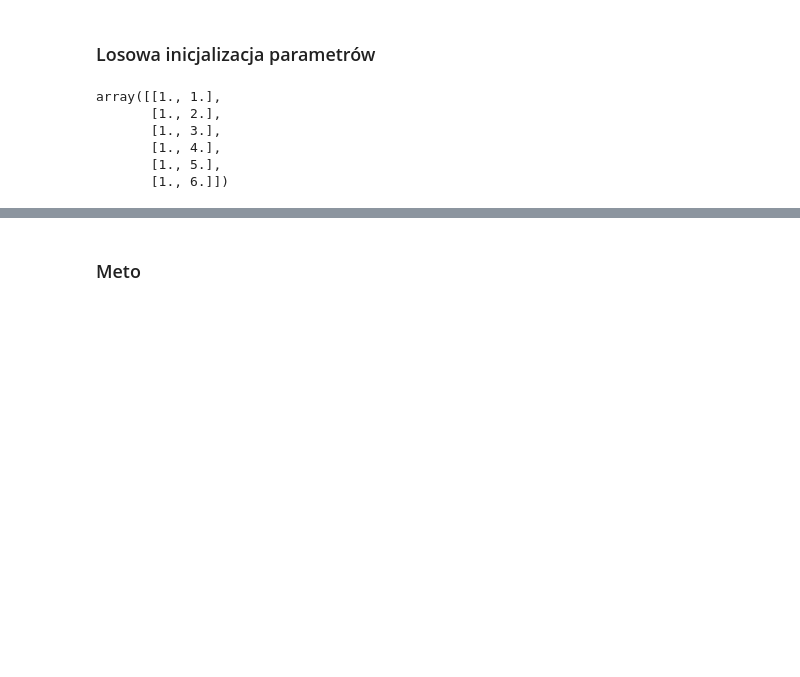
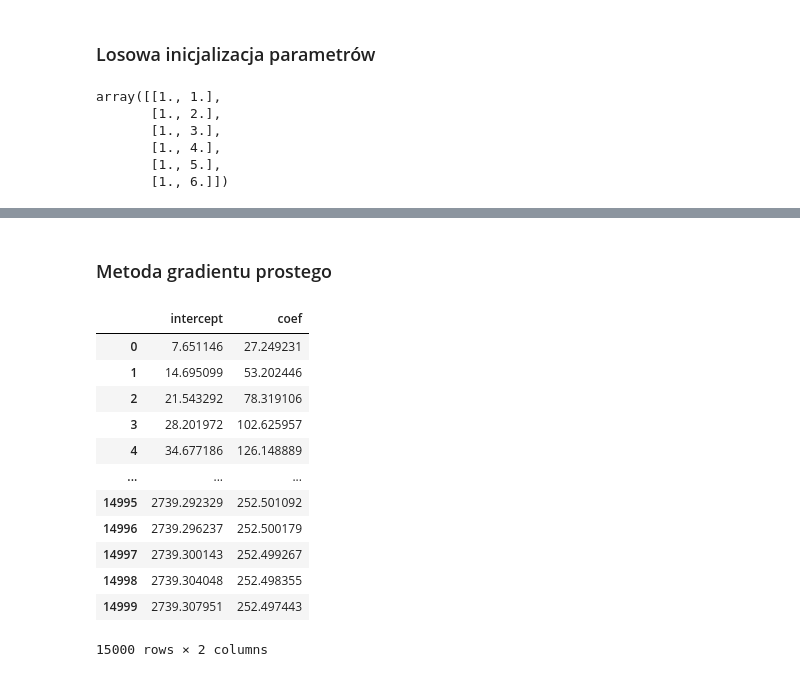
Before and after one commit to tomasz450/Uczenie-maszynowe-w-Python-25-11-24, a Jupyter notebook: 2.Regresja liniowa/02_spadek_wzdłuż_gradientu.ipynb, the cells around one changed output, grey strips where cells are left out. Drawn from its saved outputs; the diff is of its cells as text; code cells hidden in the pictures; blank space fills up the shorter version.

```diff
--- a/2.Regresja liniowa/02_spadek_wzdłuż_gradientu.ipynb
+++ b/2.Regresja liniowa/02_spadek_wzdłuż_gradientu.ipynb
@@ -93,7 +93,7 @@ print(X.shape)
 # %% [markdown]
 ### Losowa inicjalizacja parametrów
 # %%
-eta = 0.01
+eta = 0.001
 
 weights = np.random.rand(2,1)
 # %%
@@ -113,2 +113,28 @@ array([[0.28663294],
-# %% [markdown]
-### Meto
+# %% [markdown]
+### Metoda gradientu prostego
+# %%
+intercept = []
+coef = []
+
+for i in range(15000):
+    gradient = (2/m) * X.T.dot(X.dot(weights) - Y)
+    weights = weights - gradient * eta
+    intercept.append(weights[0][0])
+    coef.append(weights[1][0])
+# %%
+df = pd.DataFrame(data={'intercept': intercept, 'coef': coef})
+df
+# %% [output]
+|  | intercept | coef |
+| 0 | 7.651146 | 27.249231 |
+| 1 | 14.695099 | 53.202446 |
+| 2 | 21.543292 | 78.319106 |
+| 3 | 28.201972 | 102.625957 |
+| 4 | 34.677186 | 126.148889 |
+| ... | ... | ... |
+| 14995 | 2739.292329 | 252.501092 |
+| 14996 | 2739.296237 | 252.500179 |
+| 14997 | 2739.300143 | 252.499267 |
+| 14998 | 2739.304048 | 252.498355 |
+| 14999 | 2739.307951 | 252.497443 |
+15000 rows × 2 columns
```
Also changed, not shown: parts of 3 cells of this notebook.
